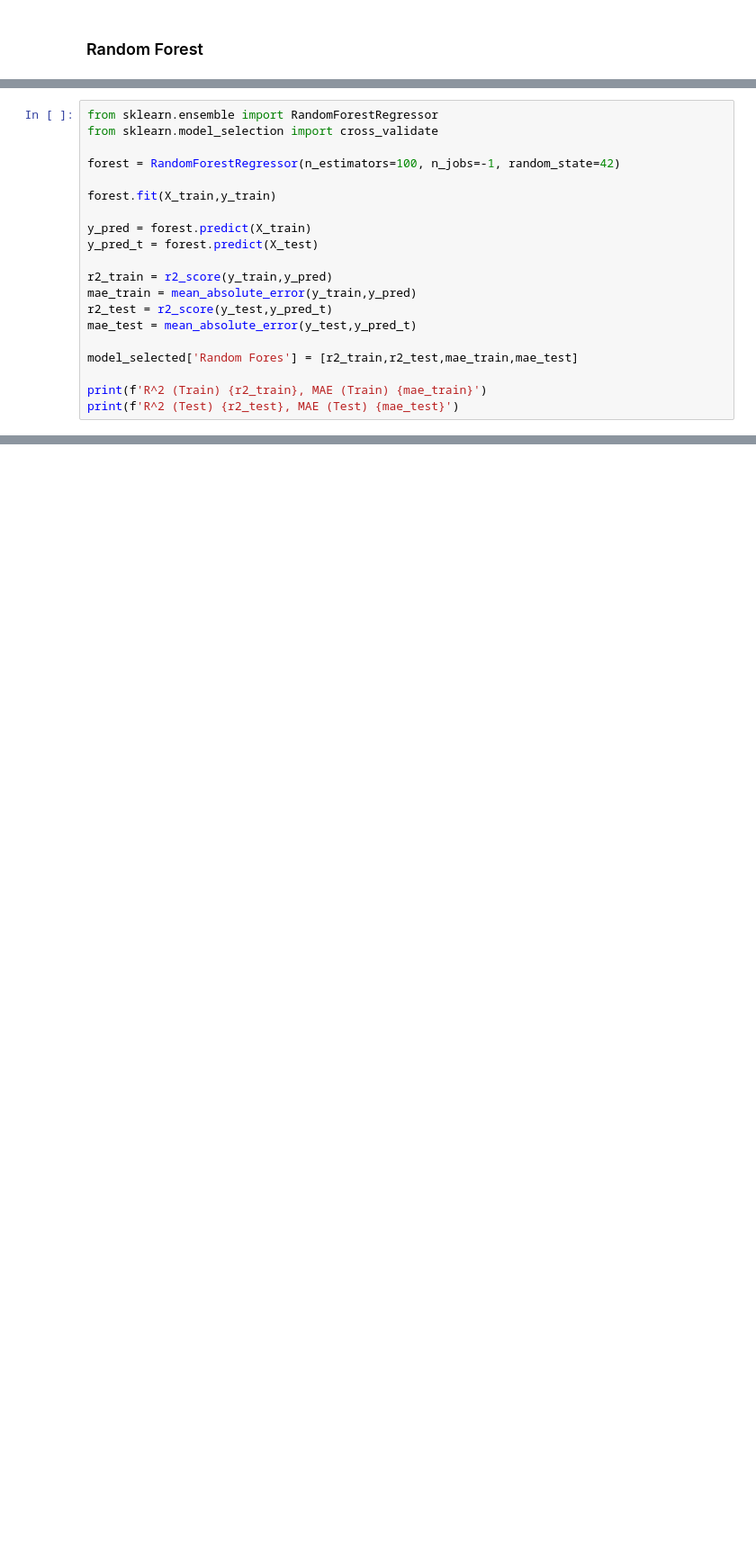
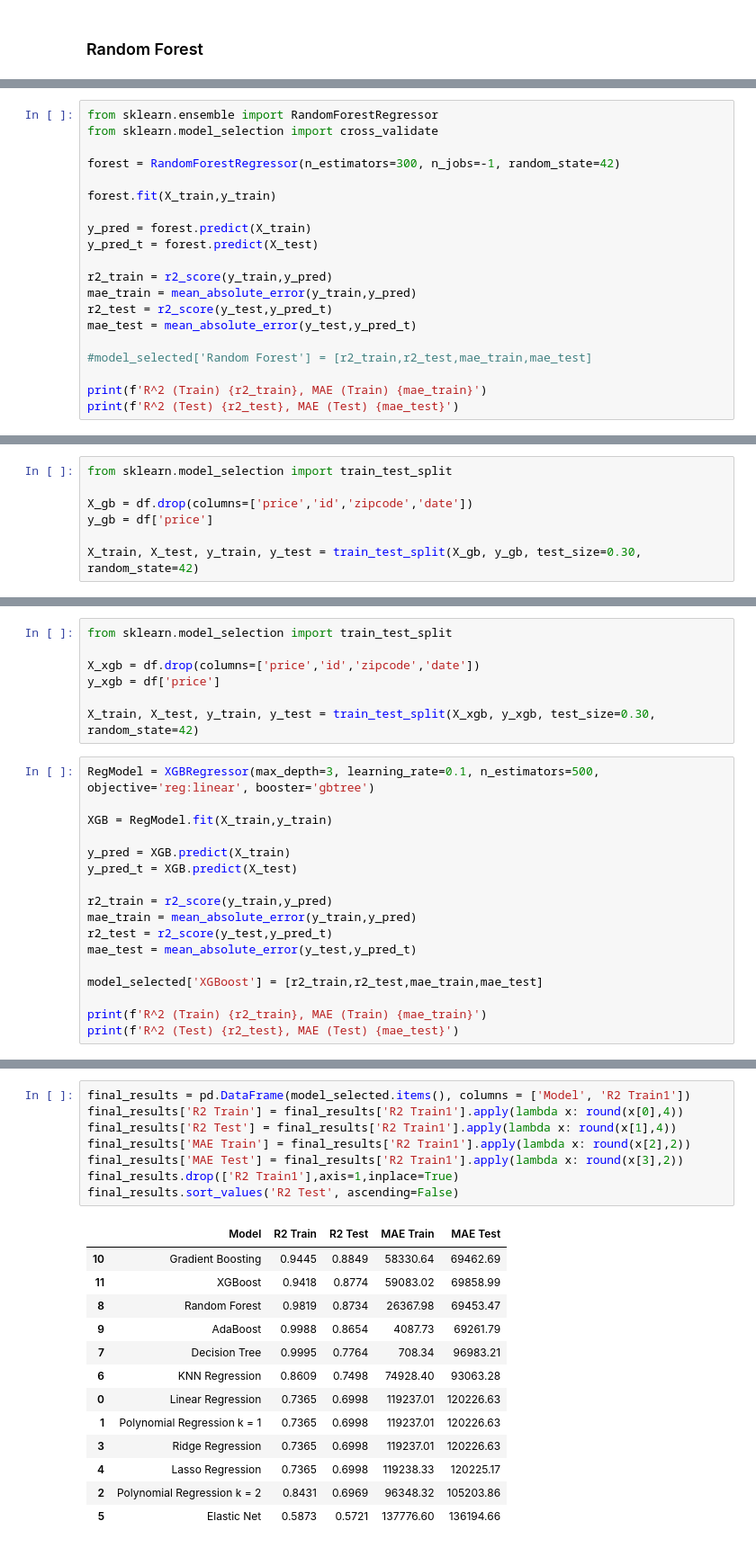
Before and after one commit to FelipeBuongermino/usa_housing, a Jupyter notebook: notebooks/USA_housing_analysis.ipynb, the cells around one changed output, grey strips where cells are left out. Shown: that part at 90% size. Saved outputs shown, nothing was run; the diff lists cells and outputs as text; blank space fills up the shorter version.

Commit message:
Adaboost, Gradient Boosting and XGBoost

```diff
--- a/notebooks/USA_housing_analysis.ipynb
+++ b/notebooks/USA_housing_analysis.ipynb
@@ -1248,7 +1204,7 @@ X_train, X_test, y_train, y_test = train_test_split(X_rf, y_rf, test_size=0.30,
 from sklearn.ensemble import RandomForestRegressor
 from sklearn.model_selection import cross_validate
 
-forest = RandomForestRegressor(n_estimators=100, n_jobs=-1, random_state=42)
+forest = RandomForestRegressor(n_estimators=300, n_jobs=-1, random_state=42)
 
 forest.fit(X_train,y_train)
 
@@ -1260,7 +1216,7 @@ mae_train = mean_absolute_error(y_train,y_pred)
 r2_test = r2_score(y_test,y_pred_t)
 mae_test = mean_absolute_error(y_test,y_pred_t)
 
-model_selected['Random Fores'] = [r2_train,r2_test,mae_train,mae_test]
+#model_selected['Random Forest'] = [r2_train,r2_test,mae_train,mae_test]
 
 print(f'R^2 (Train) {r2_train}, MAE (Train) {mae_train}')
 print(f'R^2 (Test) {r2_test}, MAE (Test) {mae_test}')
@@ -1301,0 +1264,7 @@ print(f'R^2 (Test) {r2_test}, MAE (Test) {mae_test}')
+# %%
+from sklearn.model_selection import train_test_split
+
+X_gb = df.drop(columns=['price','id','zipcode','date'])
+y_gb = df['price']
+
+X_train, X_test, y_train, y_test = train_test_split(X_gb, y_gb, test_size=0.30, random_state=42)
@@ -1301,0 +1295,24 @@ print(f'R^2 (Test) {r2_test}, MAE (Test) {mae_test}')
+# %%
+from sklearn.model_selection import train_test_split
+
+X_xgb = df.drop(columns=['price','id','zipcode','date'])
+y_xgb = df['price']
+
+X_train, X_test, y_train, y_test = train_test_split(X_xgb, y_xgb, test_size=0.30, random_state=42)
+# %%
+RegModel = XGBRegressor(max_depth=3, learning_rate=0.1, n_estimators=500, objective='reg:linear', booster='gbtree')
+
+XGB = RegModel.fit(X_train,y_train)
+
+y_pred = XGB.predict(X_train)
+y_pred_t = XGB.predict(X_test)
+
+r2_train = r2_score(y_train,y_pred)
+mae_train = mean_absolute_error(y_train,y_pred)
+r2_test = r2_score(y_test,y_pred_t)
+mae_test = mean_absolute_error(y_test,y_pred_t)
+
+model_selected['XGBoost'] = [r2_train,r2_test,mae_train,mae_test]
+
+print(f'R^2 (Train) {r2_train}, MAE (Train) {mae_train}')
+print(f'R^2 (Test) {r2_test}, MAE (Test) {mae_test}')
@@ -1301,0 +1329,22 @@ print(f'R^2 (Test) {r2_test}, MAE (Test) {mae_test}')
+# %%
+final_results = pd.DataFrame(model_selected.items(), columns = ['Model', 'R2 Train1'])
+final_results['R2 Train'] = final_results['R2 Train1'].apply(lambda x: round(x[0],4))
+final_results['R2 Test'] = final_results['R2 Train1'].apply(lambda x: round(x[1],4))
+final_results['MAE Train'] = final_results['R2 Train1'].apply(lambda x: round(x[2],2))
+final_results['MAE Test'] = final_results['R2 Train1'].apply(lambda x: round(x[3],2))
+final_results.drop(['R2 Train1'],axis=1,inplace=True)
+final_results.sort_values('R2 Test', ascending=False)
+# %% [output]
+|  | Model | R2 Train | R2 Test | MAE Train | MAE Test |
+| 10 | Gradient Boosting | 0.9445 | 0.8849 | 58330.64 | 69462.69 |
+| 11 | XGBoost | 0.9418 | 0.8774 | 59083.02 | 69858.99 |
+| 8 | Random Forest | 0.9819 | 0.8734 | 26367.98 | 69453.47 |
+| 9 | AdaBoost | 0.9988 | 0.8654 | 4087.73 | 69261.79 |
+| 7 | Decision Tree | 0.9995 | 0.7764 | 708.34 | 96983.21 |
+| 6 | KNN Regression | 0.8609 | 0.7498 | 74928.40 | 93063.28 |
+| 0 | Linear Regression | 0.7365 | 0.6998 | 119237.01 | 120226.63 |
+| 1 | Polynomial Regression k = 1 | 0.7365 | 0.6998 | 119237.01 | 120226.63 |
+| 3 | Ridge Regression | 0.7365 | 0.6998 | 119237.01 | 120226.63 |
+| 4 | Lasso Regression | 0.7365 | 0.6998 | 119238.33 | 120225.17 |
+| 2 | Polynomial Regression k = 2 | 0.8431 | 0.6969 | 96348.32 | 105203.86 |
+| 5 | Elastic Net | 0.5873 | 0.5721 | 137776.60 | 136194.66 |
```
Also changed, not shown: parts of 127 cells of this notebook.
